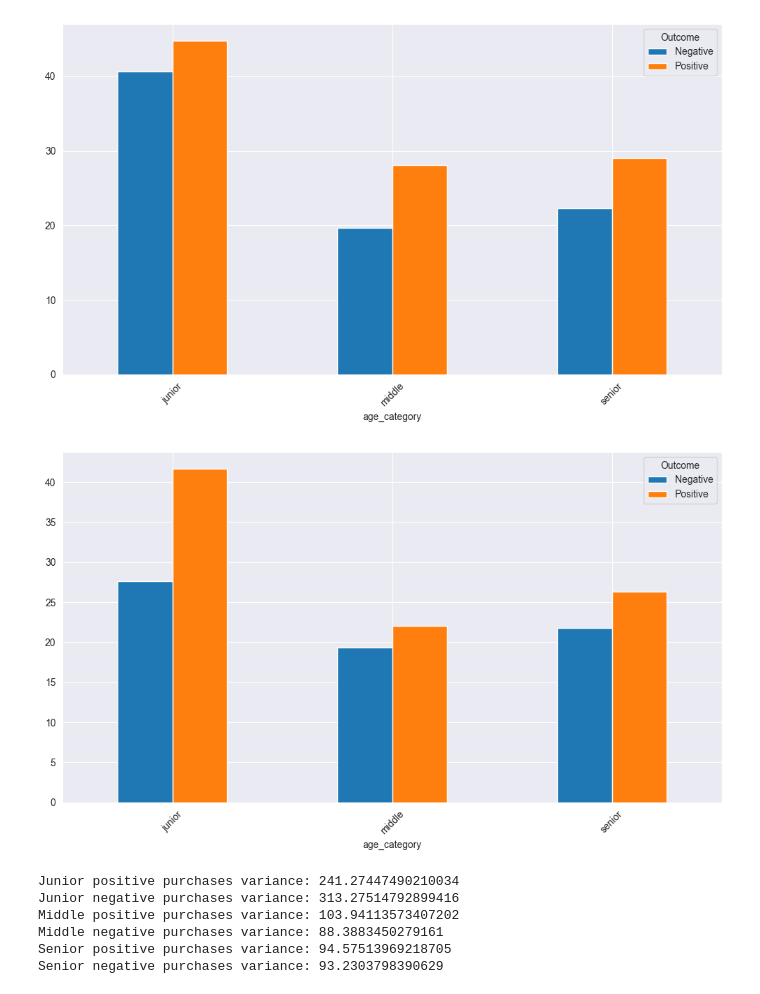
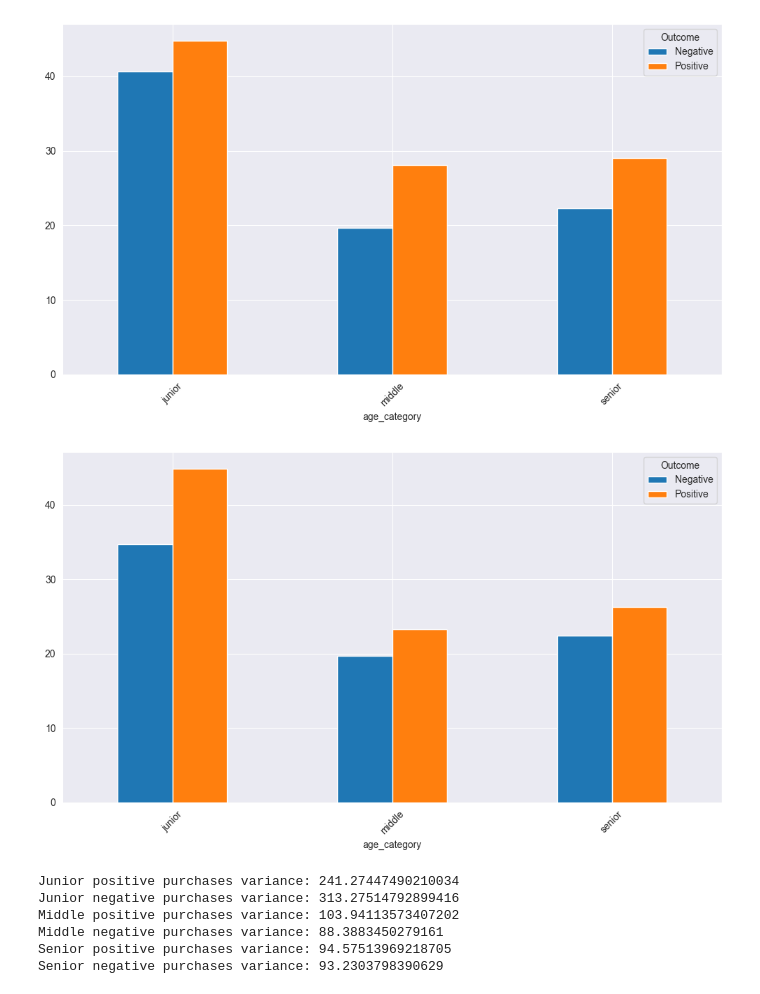
Before and after one commit to Merzlikin-Matvey/hackathon-13.07.2024, a Jupyter notebook: src/new.ipynb, the cells around one changed output. Drawn from its saved outputs; the diff is of its cells as text; code cells hidden in the pictures.

```diff
--- a/src/new.ipynb
+++ b/src/new.ipynb
@@ -567,27 +584,27 @@ for i in range(1, 6):
 [figure]
 [figure]
 # %%
-positive = df[df[f'marketing_company_outcome'] == 1]
-negative = df[df[f'marketing_company_outcome'] == 0]
+positive = df[df[f'marketing_company_outcome'] >= 1]
+negative = df[df[f'marketing_company_outcome'] < 1]
 
 positive = positive.groupby('age_category')['purchases'].mean().reset_index()
 negative = negative.groupby('age_category')['purchases'].mean().reset_index()
 
 positive['Outcome'] = 'Positive'
 negative['Outcome'] = 'Negative'
 
 combined = pd.concat([positive, negative])
 
 # Pivot the data for plotting
 combined_pivot = combined.pivot(index='age_category', columns='Outcome', values='purchases')
 
 # Plotting
 combined_pivot.plot(kind='bar', figsize=(10, 6))
 plt.xticks(rotation=45)
 plt.tight_layout()
 plt.show()
 # %% [output]
-[figure, old version]
+[figure, new version]
 # %%
 positive_junior_purchases = df[(df['age_category'] == 'junior') & (df['marketing_company_outcome'] == 1)]['purchases']
 negative_junior_purchases = df[(df['age_category'] == 'junior') & (df['marketing_company_outcome'] == 0)]['purchases']
```
Also changed, not shown: parts of 3 cells of this notebook, 12 other files.
